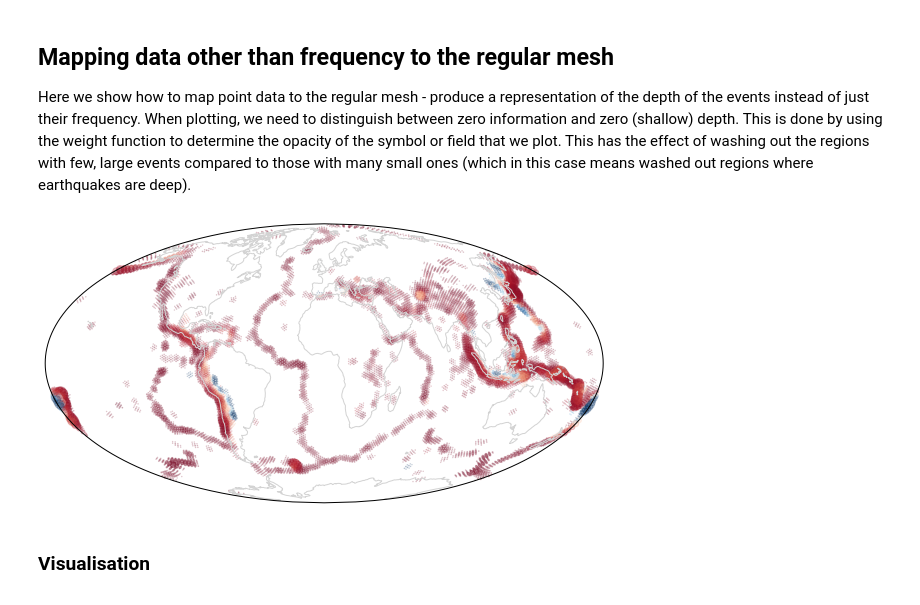
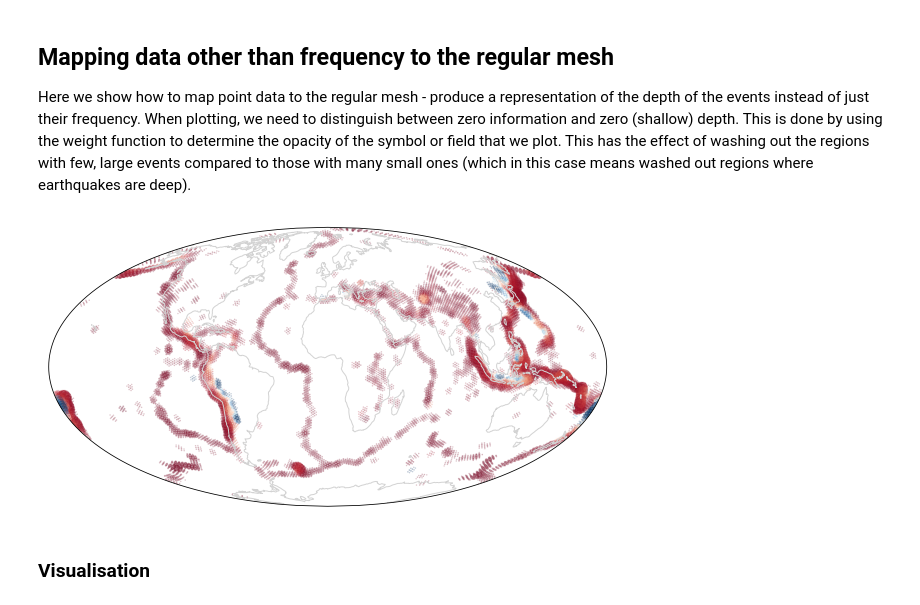
Before and after one commit to underworldcode/stripy, a Jupyter notebook: stripy/Notebooks/SphericalTriangulations/Ex6-Scattered-Data.ipynb, the cells around one changed output. Saved outputs shown, nothing was run; the diff lists cells and outputs as text; code cells hidden in the pictures.

```diff
--- a/stripy/Notebooks/SphericalTriangulations/Ex6-Scattered-Data.ipynb
+++ b/stripy/Notebooks/SphericalTriangulations/Ex6-Scattered-Data.ipynb
@@ -203,19 +203,19 @@ depth_idr[hit_countidr != 0.0] /=  hit_countidr[hit_countidr != 0.0]
 # %%
 fig = plt.figure(figsize=(10, 10), facecolor="none")
 ax  = plt.subplot(111, projection=ccrs.Mollweide())
 ax.coastlines(color="lightgrey", )
 ax.set_global()
 
 lons0 = np.degrees(mesh.lons)
 lats0 = np.degrees(mesh.lats)
 
 ax.scatter(lons0, lats0,
-            marker="o", transform=ccrs.Geodetic(), c=depth_idr, s=hit_countidr,
+            marker="o", transform=ccrs.PlateCarree(), c=depth_idr, s=hit_countidr,
             cmap=plt.cm.RdBu, vmin=0.0, vmax=500.0, alpha=0.25)
 
 pass
 # %% [output]
-[figure, old version]
+[figure, new version]
 # %% [markdown]
 ### Visualisation
 # %%
```
Also changed, not shown: parts of 6 cells of this notebook, 8 other files.
